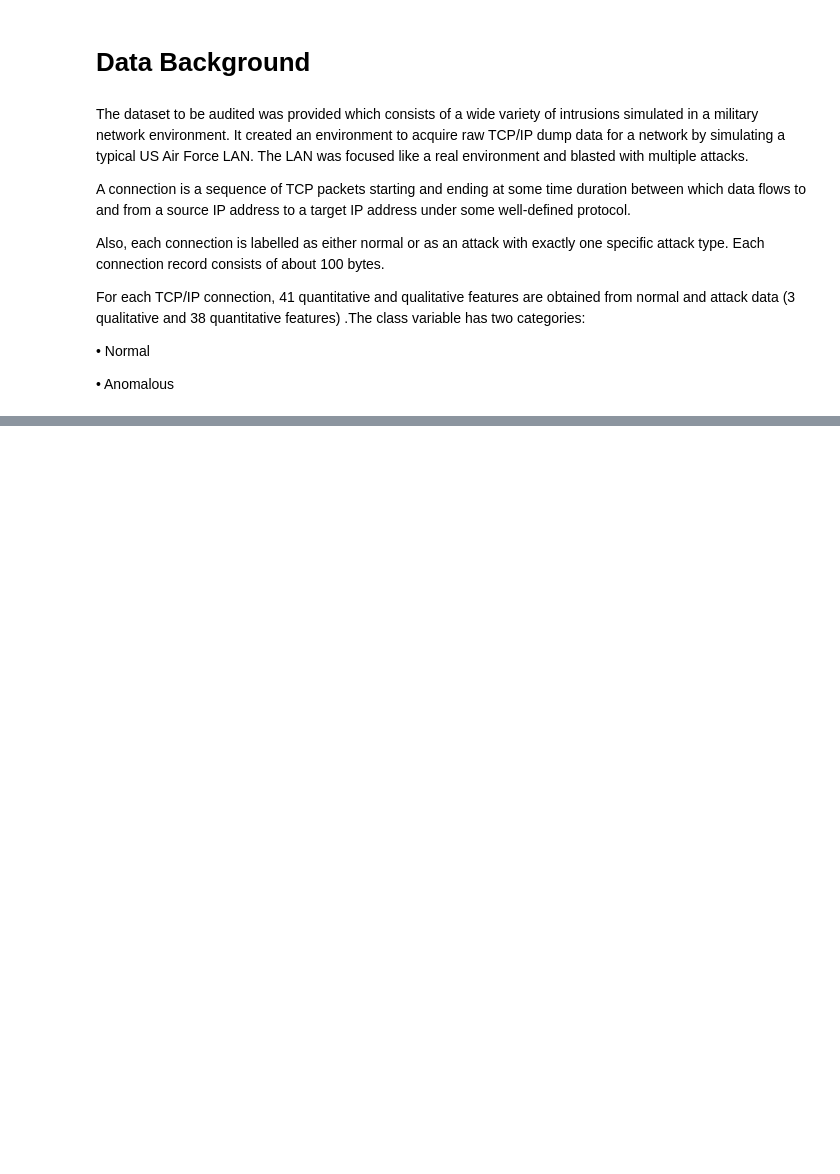
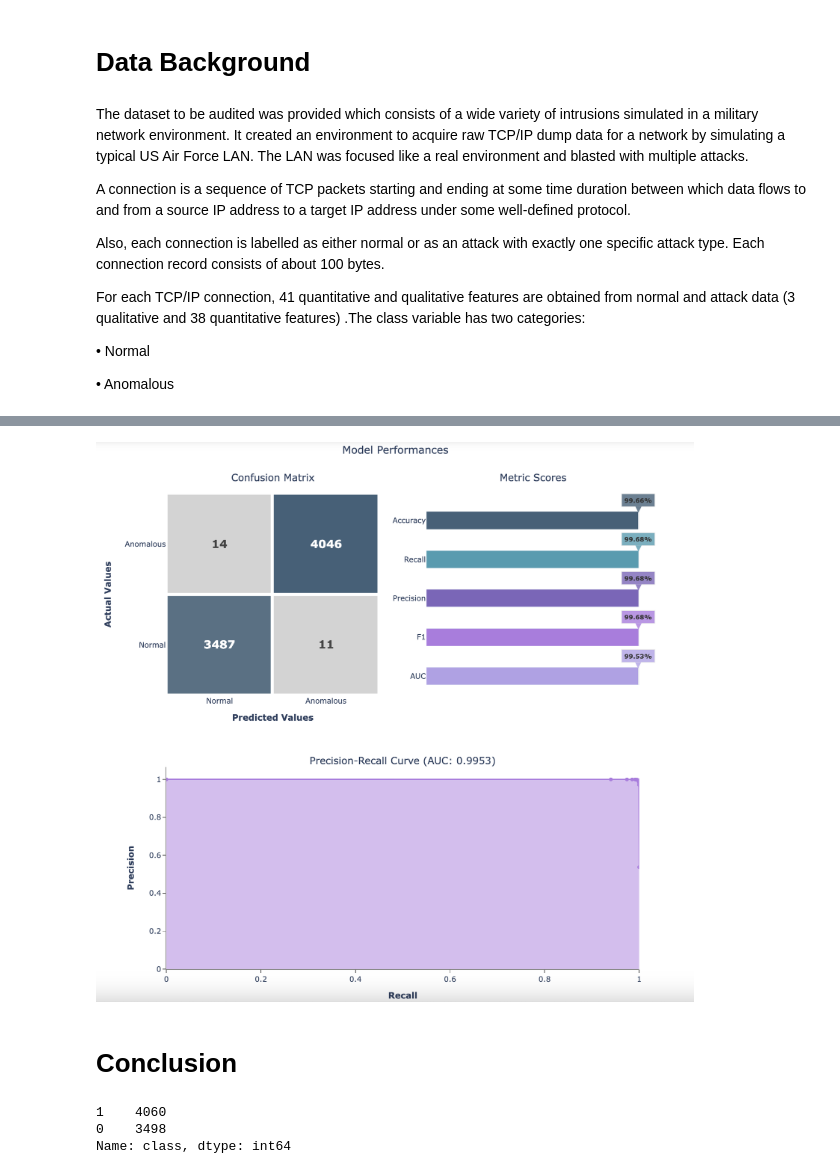
Before and after one commit to dgatlin/Cyber_ML, a Jupyter notebook: ML_NetworkIntrusionDetection.ipynb, the cells around one changed output, grey strips where cells are left out. Saved outputs shown, nothing was run; the diff lists cells and outputs as text; code cells hidden in the pictures; blank space fills up the shorter version.

```diff
--- a/ML_NetworkIntrusionDetection.ipynb
+++ b/ML_NetworkIntrusionDetection.ipynb
@@ -42,0 +365,13 @@ For each TCP/IP connection, 41 quantitative and qualitative features are obtaine
+# %%
+from IPython import display
+display.Image("img/instrusion.png")
+# %% [output]
+[figure, added]
+# %% [markdown]
+# Conclusion
+# %%
+y_test.value_counts()
+# %% [output]
+1    4060
+0    3498
+Name: class, dtype: int64
```
Also changed, not shown: parts of 32 cells of this notebook, 1 other file.
